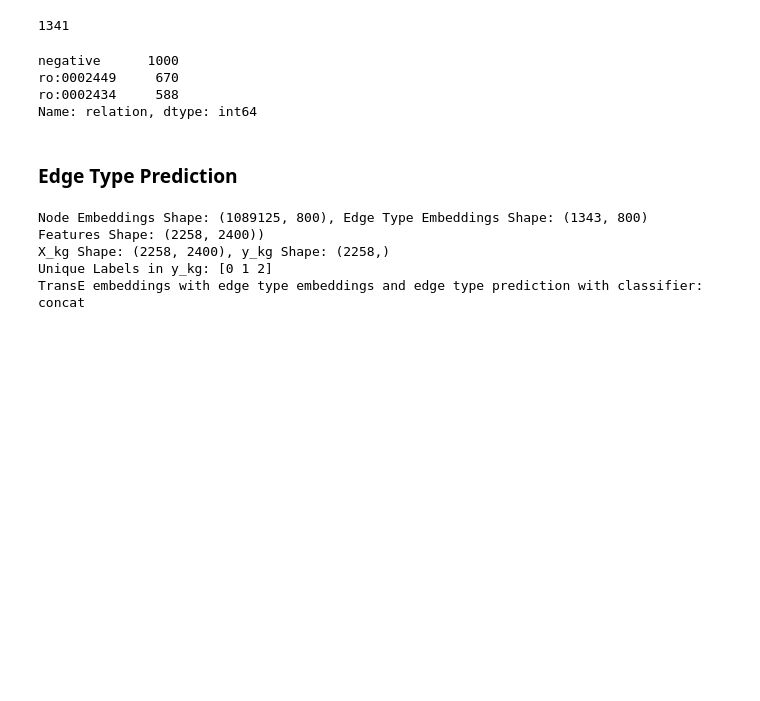
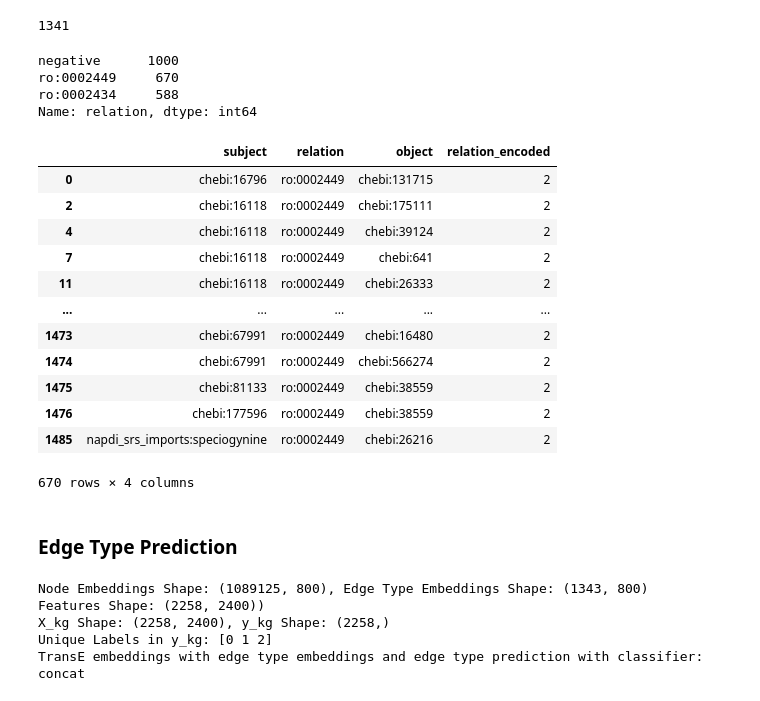
Before and after one commit to sanyabt/npkg-embedding, a Jupyter notebook: embedding-evaluation/edge_type_prediction.ipynb, the cells around one changed output. Saved outputs shown, nothing was run; the diff lists cells and outputs as text; code cells hidden in the pictures; blank space fills up the shorter version.

Commit message:
edge type prediction expts

```diff
--- a/embedding-evaluation/edge_type_prediction.ipynb
+++ b/embedding-evaluation/edge_type_prediction.ipynb
@@ -321,6 +321,22 @@ negative      1000
 ro:0002449     670
 ro:0002434     588
 Name: relation, dtype: int64
+# %%
+kg_edges_combined.loc[kg_edges_combined['relation'] == 'ro:0002449']
+# %% [output]
+|  | subject | relation | object | relation_encoded |
+| 0 | chebi:16796 | ro:0002449 | chebi:131715 | 2 |
+| 2 | chebi:16118 | ro:0002449 | chebi:175111 | 2 |
+| 4 | chebi:16118 | ro:0002449 | chebi:39124 | 2 |
+| 7 | chebi:16118 | ro:0002449 | chebi:641 | 2 |
+| 11 | chebi:16118 | ro:0002449 | chebi:26333 | 2 |
+| ... | ... | ... | ... | ... |
+| 1473 | chebi:67991 | ro:0002449 | chebi:16480 | 2 |
+| 1474 | chebi:67991 | ro:0002449 | chebi:566274 | 2 |
+| 1475 | chebi:81133 | ro:0002449 | chebi:38559 | 2 |
+| 1476 | chebi:177596 | ro:0002449 | chebi:38559 | 2 |
+| 1485 | napdi_srs_imports:speciogynine | ro:0002449 | chebi:26216 | 2 |
+670 rows × 4 columns
 # %% [markdown]
 ### Edge Type Prediction
 # %%
```
